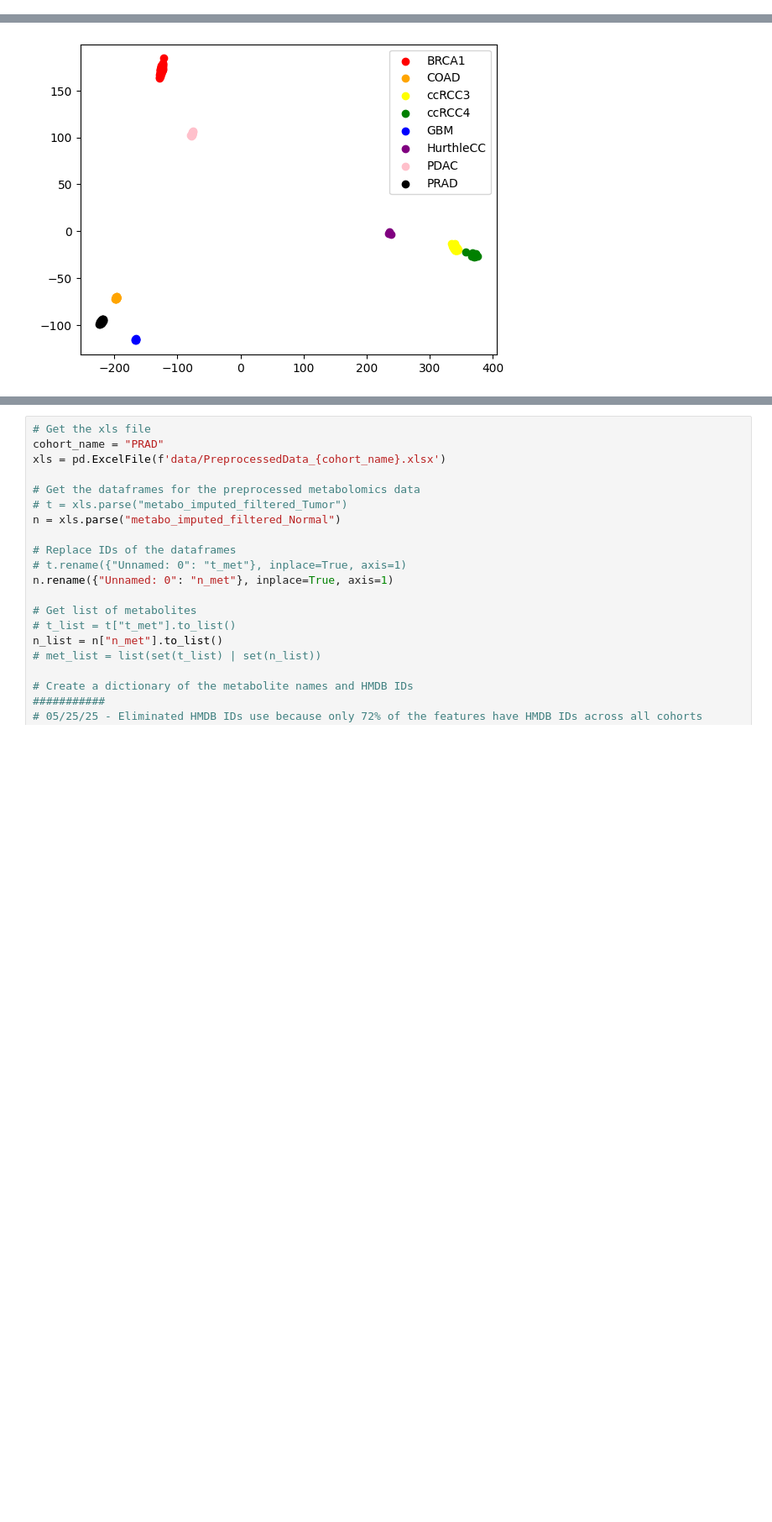
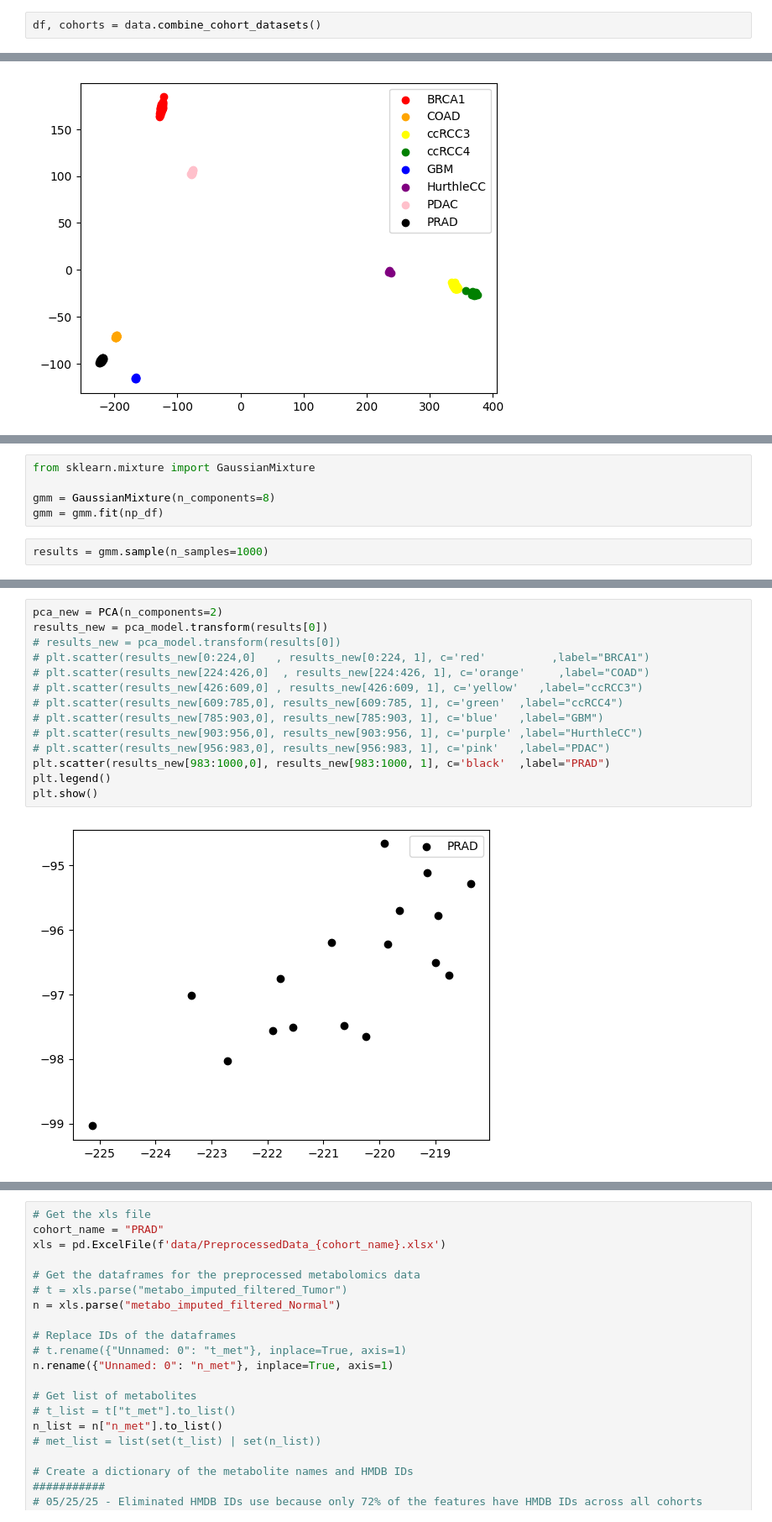
Before and after one commit to alfonsomiguelcruz/metabodgd, a Jupyter notebook: 01 - Data Preprocessing.ipynb, the cells around one changed output, grey strips where cells are left out. Shown: that part at 84% size. Drawn from its saved outputs; the diff is of its cells as text; blank space fills up the shorter version.

```diff
--- a/01 - Data Preprocessing.ipynb
+++ b/01 - Data Preprocessing.ipynb
@@ -71,3 +14,5 @@ df = construct_training_dataframe(met_list_all, sample_list_all, cohorts)
+# %%
+df, cohorts = data.combine_cohort_datasets()
 # %%
 from sklearn.decomposition import PCA
 import matplotlib.pyplot as plt
@@ -89,0 +39,7 @@ plt.show()
+# %%
+from sklearn.mixture import GaussianMixture
+
+gmm = GaussianMixture(n_components=8)
+gmm = gmm.fit(np_df)
+# %%
+results = gmm.sample(n_samples=1000)
@@ -89,0 +59,16 @@ plt.show()
+# %%
+pca_new = PCA(n_components=2)
+results_new = pca_model.transform(results[0])
+# results_new = pca_model.transform(results[0])
+# plt.scatter(results_new[0:224,0]   , results_new[0:224, 1], c='red'          ,label="BRCA1")
+# plt.scatter(results_new[224:426,0]  , results_new[224:426, 1], c='orange'     ,label="COAD")
+# plt.scatter(results_new[426:609,0] , results_new[426:609, 1], c='yellow'   ,label="ccRCC3")
+# plt.scatter(results_new[609:785,0], results_new[609:785, 1], c='green'  ,label="ccRCC4")
+# plt.scatter(results_new[785:903,0], results_new[785:903, 1], c='blue'   ,label="GBM")
+# plt.scatter(results_new[903:956,0], results_new[903:956, 1], c='purple' ,label="HurthleCC")
+# plt.scatter(results_new[956:983,0], results_new[956:983, 1], c='pink'   ,label="PDAC")
+plt.scatter(results_new[983:1000,0], results_new[983:1000, 1], c='black'  ,label="PRAD")
+plt.legend()
+plt.show()
+# %% [output]
+[figure, added]
```
Also changed, not shown: parts of 10 cells of this notebook, 4 other files.
